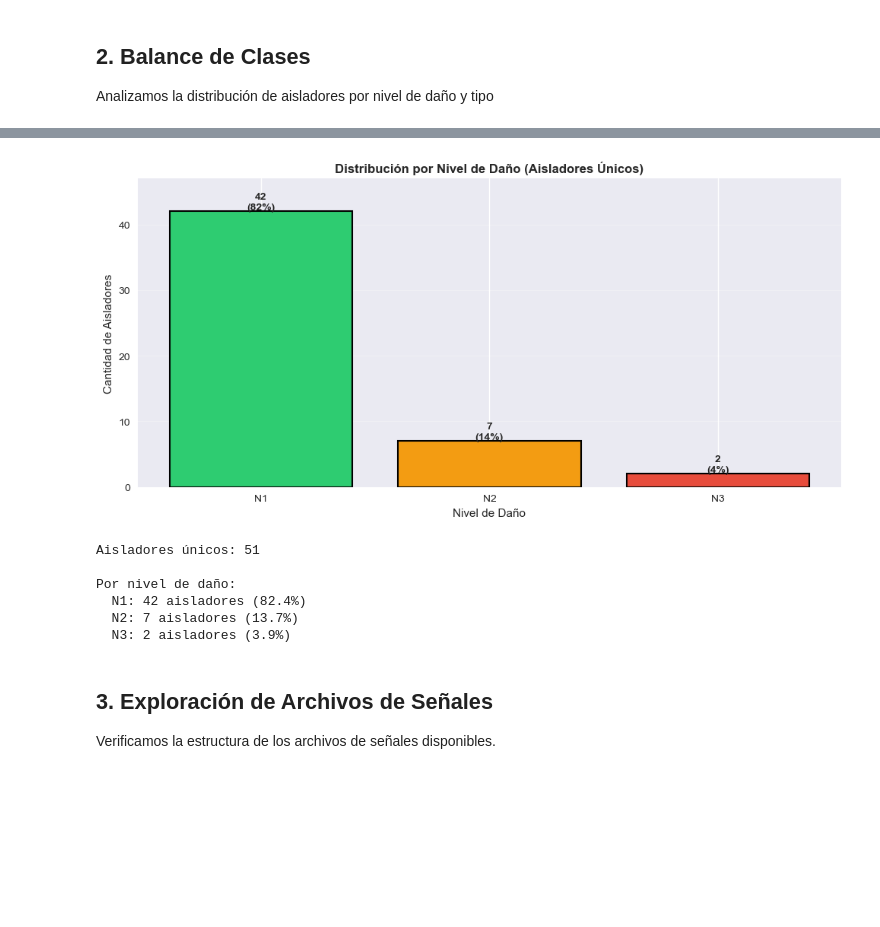
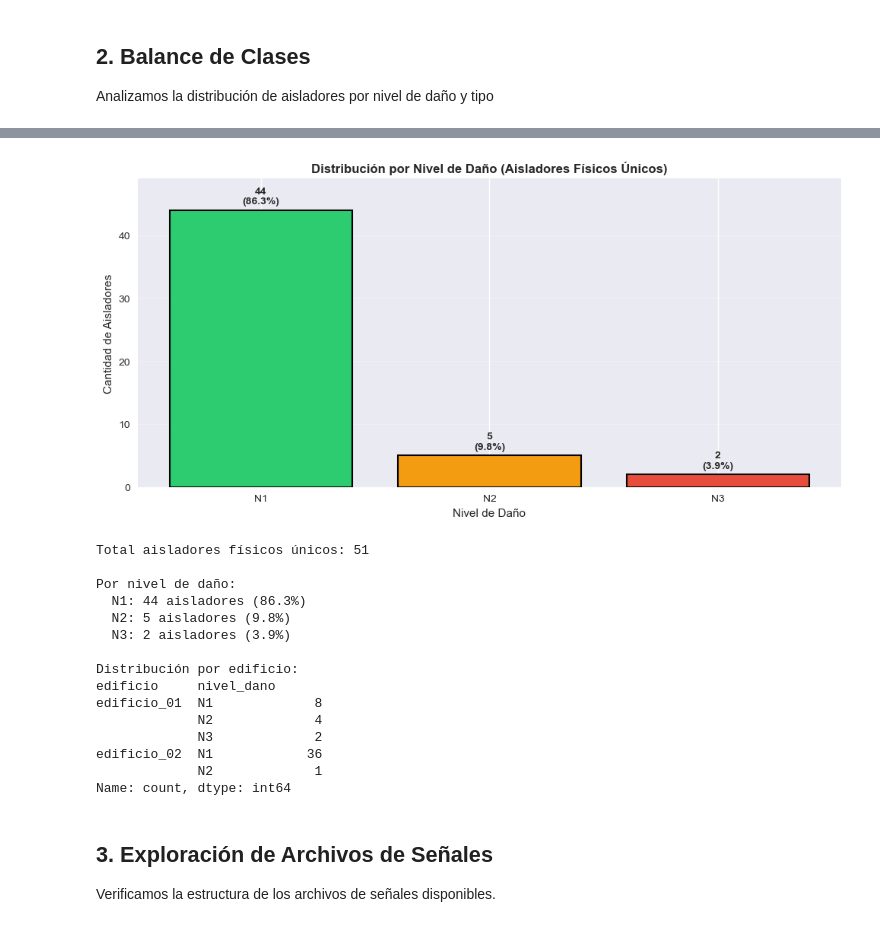
Before and after one commit to giansmart/deepsolation, a Jupyter notebook: src/notebooks_eda/0_eda.ipynb, the cells around one changed output, grey strips where cells are left out. Drawn from its saved outputs; the diff is of its cells as text; code cells hidden in the pictures; blank space fills up the shorter version.

```diff
--- a/src/notebooks_eda/0_eda.ipynb
+++ b/src/notebooks_eda/0_eda.ipynb
@@ -60,7 +65,7 @@ Primeras filas:
 
 Analizamos la distribución de aisladores por nivel de daño y tipo
 # %%
-# Distribución por nivel de daño
+# Distribución por nivel de daño (TODAS las evaluaciones: edificio/pasada/aislador)
 fig, ax = plt.subplots(figsize=(10, 5))
 
 nivel_counts = df_labels['nivel_dano'].value_counts().sort_index()
@@ -69,16 +74,17 @@ colors_nivel = {'N1': '#2ecc71', 'N2': '#f39c12', 'N3': '#e74c3c'}
 bars = ax.bar(nivel_counts.index, nivel_counts.values,
               color=[colors_nivel[n] for n in nivel_counts.index],
               edgecolor='black', linewidth=1.5)
-ax.set_title('Distribución por Nivel de Daño (Mediciones multiples por aislador)', fontweight='bold', fontsize=12)
+ax.set_title('Distribución por Nivel de Daño (Todas las evaluaciones: edificio/pasada/aislador)',
+             fontweight='bold', fontsize=12)
 ax.set_xlabel('Nivel de Daño')
-ax.set_ylabel('Cantidad de Aisladores')
+ax.set_ylabel('Cantidad de Evaluaciones')
 
 for bar, count in zip(bars, nivel_counts.values):
-    ax.text(bar.get_x() + bar.get_width()/2, bar.get_height() + 0.5,
-            f'{count}\n({count/len(df_labels)*100:.0f}%)',
+    ax.text(bar.get_x() + bar.get_width()/2, bar.get_height() + 2,
+            f'{count}\n({count/len(df_labels)*100:.1f}%)',
             ha='center', fontweight='bold')
 
-ax.set_ylim(0, max(nivel_counts.values) + 6)
+ax.set_ylim(0, max(nivel_counts.values) + 10)
 ax.grid(True, alpha=0.3, axis='y')
 
 plt.tight_layout()
@@ -88,9 +94,10 @@ plt.show()
 print("="*50)
 print("RESUMEN DE BALANCE")
 print("="*50)
+print(f"\nTotal de evaluaciones: {len(df_labels)}")
 print(f"\nPor Nivel de Daño:")
 for nivel in ['N1', 'N2', 'N3']:
     count = nivel_counts.get(nivel, 0)
     pct = count / len(df_labels) * 100
-    print(f"  {nivel}: {count} aisladores ({pct:.1f}%)")
+    print(f"  {nivel}: {count} evaluaciones ({pct:.1f}%)")
 # %% [output]
@@ -106,41 +115,57 @@ Por Nivel de Daño:
 # %%
-# Distribución por nivel de daño - Solo aisladores únicos (sin variantes -2, -3)
-df_base = df_labels[~df_labels['specimen_id'].str.contains('-')]
+# Distribución por nivel de daño - Aisladores físicos únicos
+# Crear identificador de aislador base (sin sufijos -2, -3) para agrupar
+df_labels['aislador_base'] = df_labels['specimen_id'].str.replace(r'-[23]$', '', regex=True)
+
+# Agrupar por edificio y aislador_base, tomando la primera evaluación
+df_unique = df_labels.groupby(['edificio', 'aislador_base']).first().reset_index()
 
 fig, ax = plt.subplots(figsize=(10, 5))
 
-nivel_counts_base = df_base['nivel_dano'].value_counts().sort_index()
-bars = ax.bar(nivel_counts_base.index, nivel_counts_base.values,
-              color=[colors_nivel[n] for n in nivel_counts_base.index],
+nivel_counts_unique = df_unique['nivel_dano'].value_counts().sort_index()
+bars = ax.bar(nivel_counts_unique.index, nivel_counts_unique.values,
+              color=[colors_nivel[n] for n in nivel_counts_unique.index],
               edgecolor='black', linewidth=1.5)
-ax.set_title('Distribución por Nivel de Daño (Aisladores Únicos)', fontweight='bold', fontsize=12)
+ax.set_title('Distribución por Nivel de Daño (Aisladores Físicos Únicos)', fontweight='bold', fontsize=12)
 ax.set_xlabel('Nivel de Daño')
 ax.set_ylabel('Cantidad de Aisladores')
 
-for bar, count in zip(bars, nivel_counts_base.values):
-    ax.text(bar.get_x() + bar.get_width()/2, bar.get_height() + 0.3,
-            f'{count}\n({count/len(df_base)*100:.0f}%)',
+for bar, count in zip(bars, nivel_counts_unique.values):
+    ax.text(bar.get_x() + bar.get_width()/2, bar.get_height() + 1,
+            f'{count}\n({count/len(df_unique)*100:.1f}%)',
             ha='center', fontweight='bold')
 
-ax.set_ylim(0, max(nivel_counts_base.values) + 5)
+ax.set_ylim(0, max(nivel_counts_unique.values) + 5)
 ax.grid(True, alpha=0.3, axis='y')
 
 plt.tight_layout()
 plt.show()
 
-print(f"Aisladores únicos: {len(df_base)}")
+print(f"Total aisladores físicos únicos: {len(df_unique)}")
 print(f"\nPor nivel de daño:")
 for nivel in ['N1', 'N2', 'N3']:
-    count = nivel_counts_base.get(nivel, 0)
-    print(f"  {nivel}: {count} aisladores ({count/len(df_base)*100:.1f}%)")
+    count = nivel_counts_unique.get(nivel, 0)
+    print(f"  {nivel}: {count} aisladores ({count/len(df_unique)*100:.1f}%)")
+
+print(f"\nDistribución por edificio:")
+print(df_unique.groupby('edificio')['nivel_dano'].value_counts().sort_index())
 # %% [output]
-[figure, old version]
+[figure, new version]
-Aisladores únicos: 51
+Total aisladores físicos únicos: 51
 
 Por nivel de daño:
-  N1: 42 aisladores (82.4%)
-  N2: 7 aisladores (13.7%)
+  N1: 44 aisladores (86.3%)
+  N2: 5 aisladores (9.8%)
   N3: 2 aisladores (3.9%)
+
+Distribución por edificio:
+edificio     nivel_dano
+edificio_01  N1             8
+             N2             4
+             N3             2
+edificio_02  N1            36
+             N2             1
+Name: count, dtype: int64
 # %% [markdown]
 ## 3. Exploración de Archivos de Señales
 
```
Also changed, not shown: parts of 6 cells of this notebook, 5 other files.
